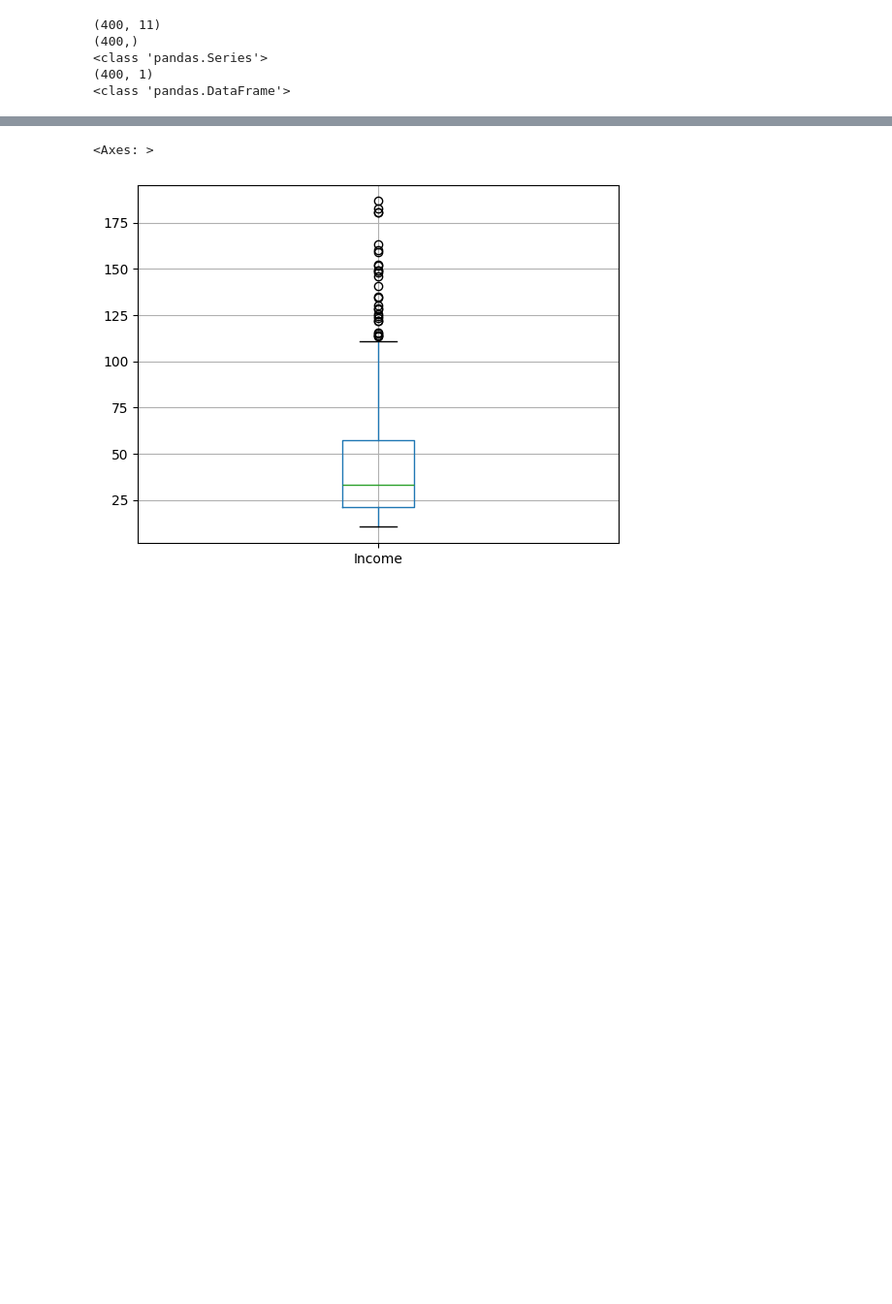
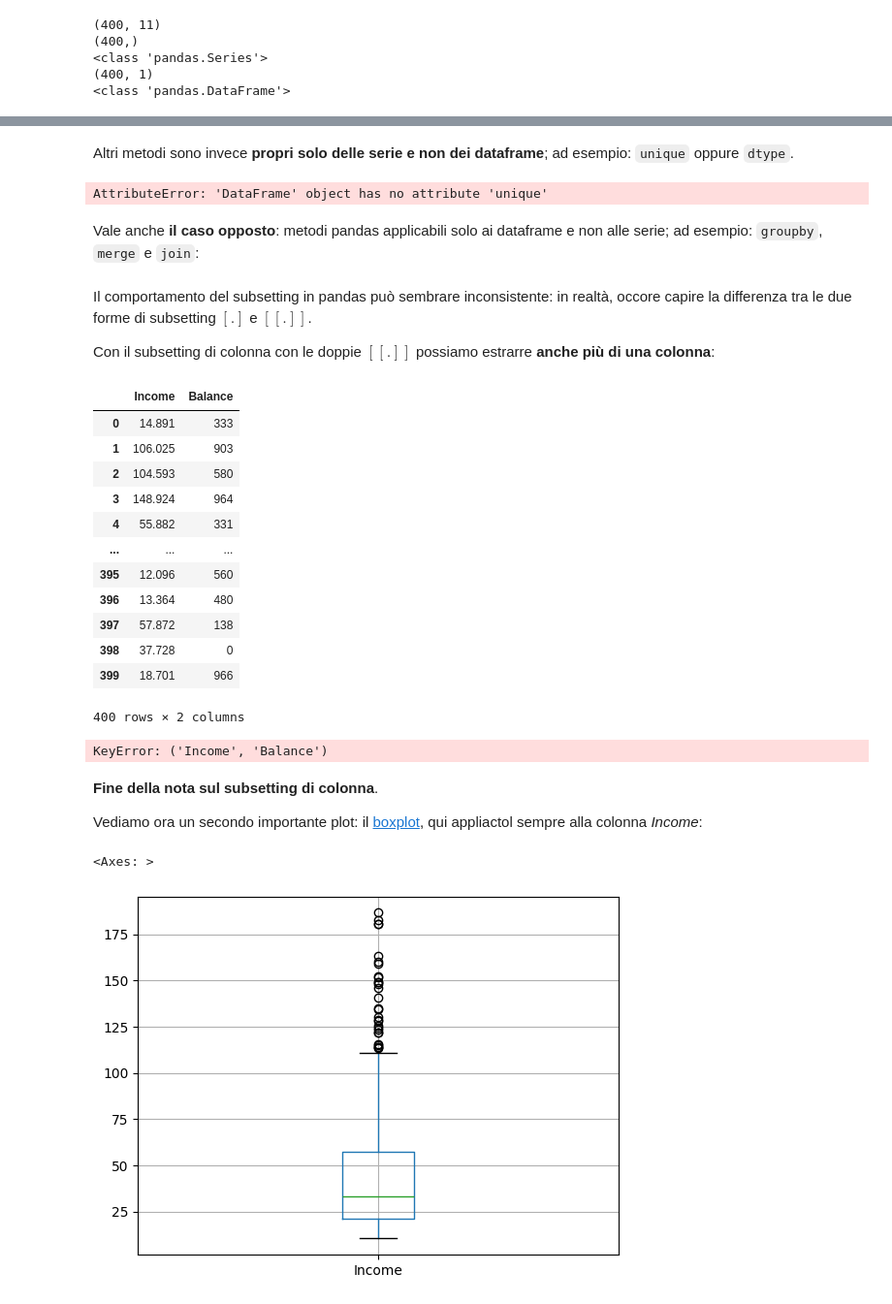
Before and after one commit to antonio-corsi/Corso-Python-per-Unicredit---ediz.-1-giugno-2026-, a Jupyter notebook: Dataframe e Serie di pandas.ipynb, the cells around one changed output, grey strips where cells are left out. Shown at 97% size. Cells and saved outputs as stored; diff of their text form; code cells hidden in the pictures; blank space fills up the shorter version.

```diff
--- a/Dataframe e Serie di pandas.ipynb
+++ b/Dataframe e Serie di pandas.ipynb
@@ -115,3 +295,6 @@ I datatype elementari (delle singole colonne):
+# %%
+df = pd.read_csv(filepath_or_buffer='Credit_ISLR.csv', sep=",",header=0, dtype={"Gender": "category","Student": "category","Married": "category"})
+df.drop(columns=['Unnamed: 0','ID'],inplace=True)  # la drop, con questa sintassi, elimina le due colonne temporaneamente (cioè solo nel display dell'output della funzione)
 # %%
 df.dtypes
 # %% [output]
@@ -346,3 +649,43 @@ Queste 2 classi hanno metodi differenti! (a parte alcuni: head, tail, shape, des
+# %% [markdown]
+Altri metodi sono invece **propri solo delle serie e non dei dataframe**; ad esempio: `unique` oppure `dtype`.
+# %%
+# Il metodo 'unique', che elenca i valori UNICI della colonna, funziona solo per le serie di pandas, non per i dataframe (anche se il dataframe contiene una sola colonna)
+df['Gender'].unique()    # --> ok, funziona
+df[['Gender']].unique()    # --> no, non funziona
+# %% [output]
+AttributeError: 'DataFrame' object has no attribute 'unique'
+# %% [markdown]
+Vale anche **il caso opposto**: metodi pandas applicabili solo ai dataframe e non alle serie; ad esempio: `groupby`, `merge` e `join`:
+# %% [markdown]
+Il comportamento del subsetting in pandas può sembrare inconsistente: in realtà, occore capire la differenza tra le due forme di subsetting $[.]$ e $[[.]]$.<br>
+
+Con il subsetting di colonna con le doppie $[[.]]$ possiamo estrarre **anche più di una colonna**:
+# %%
+df[["Income","Balance"]]
+# %% [output]
+|  | Income | Balance |
+| 0 | 14.891 | 333 |
+| 1 | 106.025 | 903 |
+| 2 | 104.593 | 580 |
+| 3 | 148.924 | 964 |
+| 4 | 55.882 | 331 |
+| ... | ... | ... |
+| 395 | 12.096 | 560 |
+| 396 | 13.364 | 480 |
+| 397 | 57.872 | 138 |
+| 398 | 37.728 | 0 |
+| 399 | 18.701 | 966 |
+400 rows × 2 columns
+# %%
+# lo stesso subsetting con le [] singole ovviamente dà errore, perché pandas interpreta la sintassi come un tentativo di selezionare una colonna con il nome "Income","Balance" (che non esiste)
+# e non come un tentativo di selezionare due colonne distinte.
+df["Income","Balance"]
+# %% [output]
+KeyError: ('Income', 'Balance')
+# %% [markdown]
+**Fine della nota sul subsetting di colonna**.
+
+Vediamo ora un secondo importante plot: il [boxplot](https://it.wikipedia.org/wiki/Diagramma_a_scatola_e_baffi), qui appliactol sempre alla colonna *Income*:
 # %%
 df[['Income']].boxplot()
 # %% [output]
```
Also changed, not shown: parts of 131 cells of this notebook, 1 other file.
